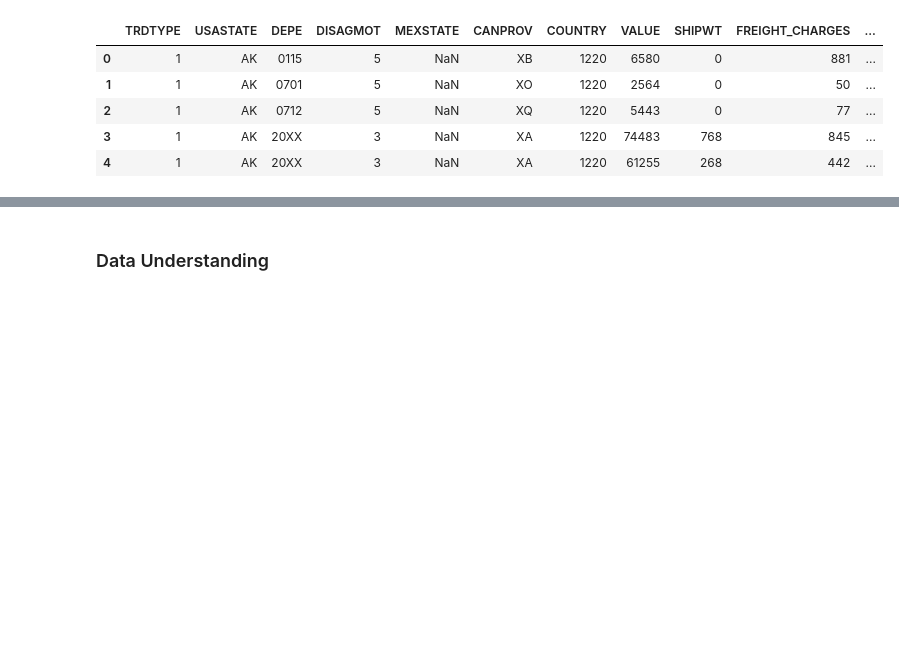
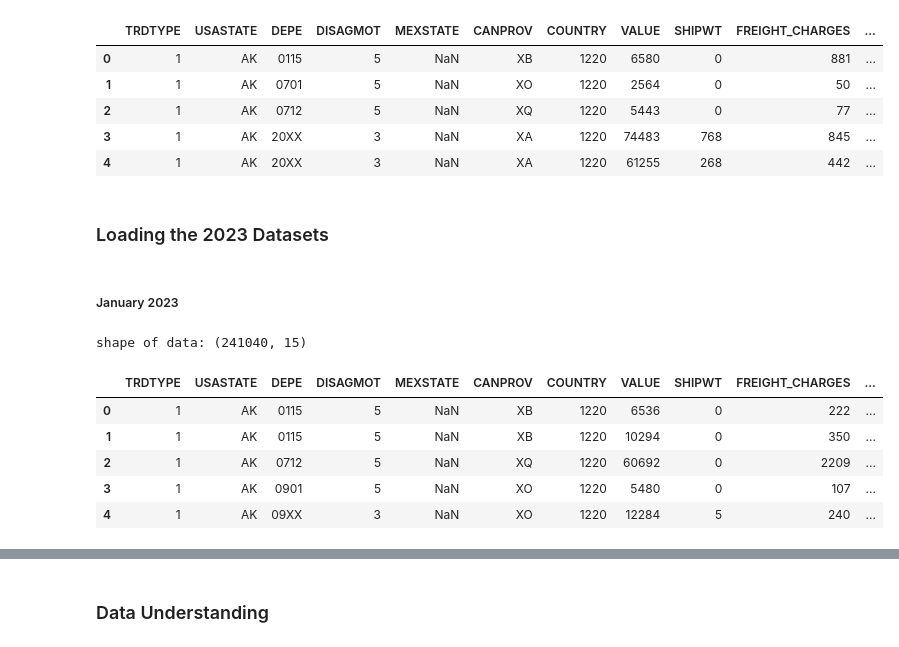
Before and after one commit to adubrightkwartengsnr/TransBorder-Freight-Data-Analysis, a Jupyter notebook: notebooks/transborder-freight-analysis.ipynb, the cells around one changed output, grey strips where cells are left out. Saved outputs shown, nothing was run; the diff lists cells and outputs as text; code cells hidden in the pictures; blank space fills up the shorter version.

Commit message:
load the 2023  datasets

```diff
--- a/notebooks/transborder-freight-analysis.ipynb
+++ b/notebooks/transborder-freight-analysis.ipynb
@@ -778,3 +778,25 @@ shape of data: (1591221, 15)
 | 2 | 1 | AK | 0712 | 5 | NaN | XQ | 1220 | 5443 | 0 | 77 | ... |
 | 3 | 1 | AK | 20XX | 3 | NaN | XA | 1220 | 74483 | 768 | 845 | ... |
 | 4 | 1 | AK | 20XX | 3 | NaN | XA | 1220 | 61255 | 268 | 442 | ... |
+# %% [markdown]
+### Loading the 2023 Datasets
+# %% [markdown]
+##### January 2023
+# %%
+dot1 = pd.read_csv("../data/2023/Jan2023/dot1_0123.csv")
+dot1_ytd = pd.read_csv("../data/2023/Jan2023/dot1_ytd_0123.csv")
+dot2 =  pd.read_csv("../data/2023/Jan2023/dot2_0123.csv")
+dot2_ytd = pd.read_csv("../data/2023/Jan2023/dot2_ytd_0123.csv")
+dot3 = pd.read_csv("../data/2023/Jan2023/dot3_0123.csv")
+dot3_ytd = pd.read_csv("../data/2023/Jan2023/dot3_ytd_0123.csv")
+jan_2023 = pd.concat([dot1,dot1_ytd,dot2,dot2_ytd,dot3,dot3_ytd],axis=0)
+print(f"shape of data: {jan_2023.shape}")
+jan_2023.head()
+# %% [output]
+shape of data: (241040, 15)
+|  | TRDTYPE | USASTATE | DEPE | DISAGMOT | MEXSTATE | CANPROV | COUNTRY | VALUE | SHIPWT | FREIGHT_CHARGES | ... |
+| 0 | 1 | AK | 0115 | 5 | NaN | XB | 1220 | 6536 | 0 | 222 | ... |
+| 1 | 1 | AK | 0115 | 5 | NaN | XB | 1220 | 10294 | 0 | 350 | ... |
+| 2 | 1 | AK | 0712 | 5 | NaN | XQ | 1220 | 60692 | 0 | 2209 | ... |
+| 3 | 1 | AK | 0901 | 5 | NaN | XO | 1220 | 5480 | 0 | 107 | ... |
+| 4 | 1 | AK | 09XX | 3 | NaN | XO | 1220 | 12284 | 5 | 240 | ... |
```
Also changed, not shown: parts of 22 cells of this notebook.
